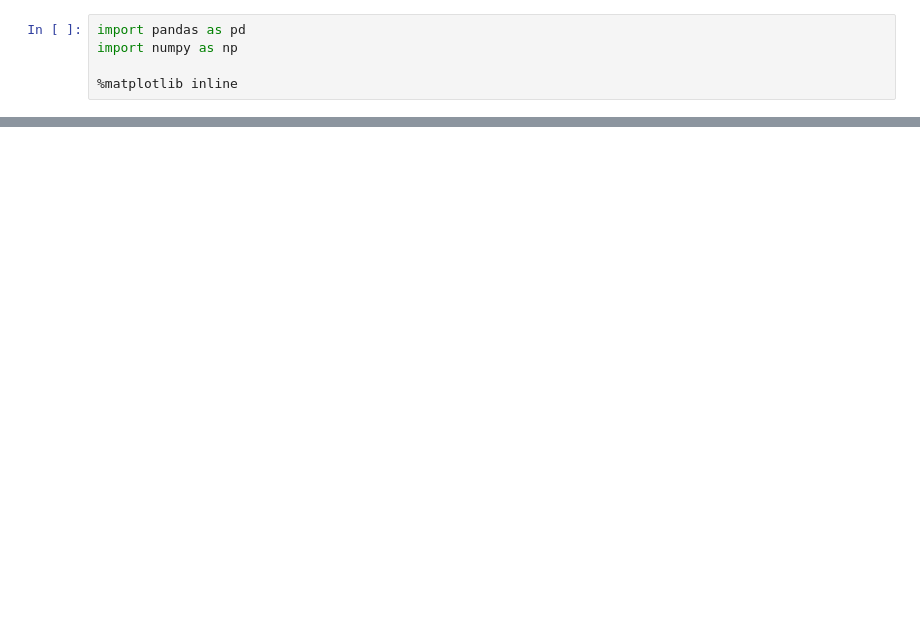
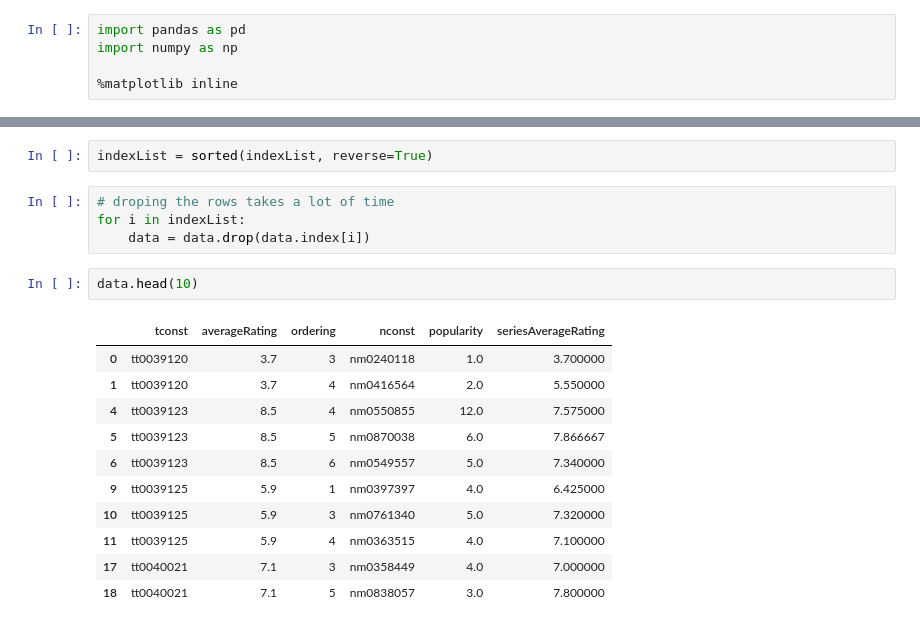
Before and after one commit to JenniferWi/visualization_secTask, a Jupyter notebook: series-Copy1.ipynb, the cells around one changed output, grey strips where cells are left out. Cells and saved outputs as stored; diff of their text form; blank space fills up the shorter version.

```diff
--- a/series-Copy1.ipynb
+++ b/series-Copy1.ipynb
@@ -60,0 +118,20 @@ data['principalAverageRating'] = pd.Series(np.zeros(data.shape[0]))
+# %%
+indexList = sorted(indexList, reverse=True)
+# %%
+# droping the rows takes a lot of time
+for i in indexList:
+    data = data.drop(data.index[i])
+# %%
+data.head(10)
+# %% [output]
+|  | tconst | averageRating | ordering | nconst | popularity | seriesAverageRating |
+| 0 | tt0039120 | 3.7 | 3 | nm0240118 | 1.0 | 3.700000 |
+| 1 | tt0039120 | 3.7 | 4 | nm0416564 | 2.0 | 5.550000 |
+| 4 | tt0039123 | 8.5 | 4 | nm0550855 | 12.0 | 7.575000 |
+| 5 | tt0039123 | 8.5 | 5 | nm0870038 | 6.0 | 7.866667 |
+| 6 | tt0039123 | 8.5 | 6 | nm0549557 | 5.0 | 7.340000 |
+| 9 | tt0039125 | 5.9 | 1 | nm0397397 | 4.0 | 6.425000 |
+| 10 | tt0039125 | 5.9 | 3 | nm0761340 | 5.0 | 7.320000 |
+| 11 | tt0039125 | 5.9 | 4 | nm0363515 | 4.0 | 7.100000 |
+| 17 | tt0040021 | 7.1 | 3 | nm0358449 | 4.0 | 7.000000 |
+| 18 | tt0040021 | 7.1 | 5 | nm0838057 | 3.0 | 7.800000 |
```
Also changed, not shown: parts of 31 cells of this notebook.
